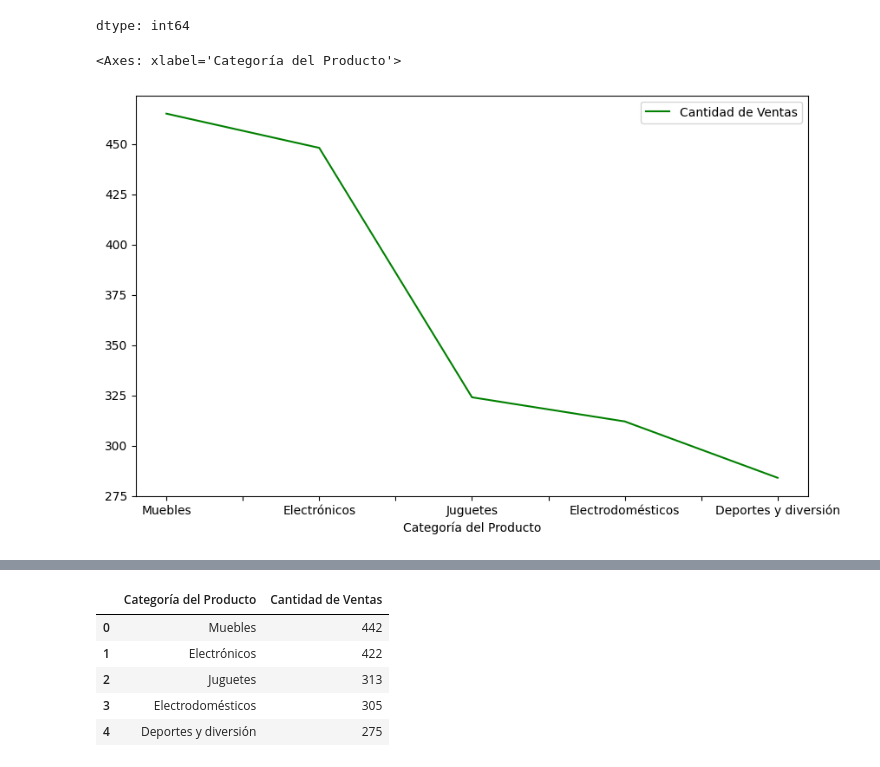
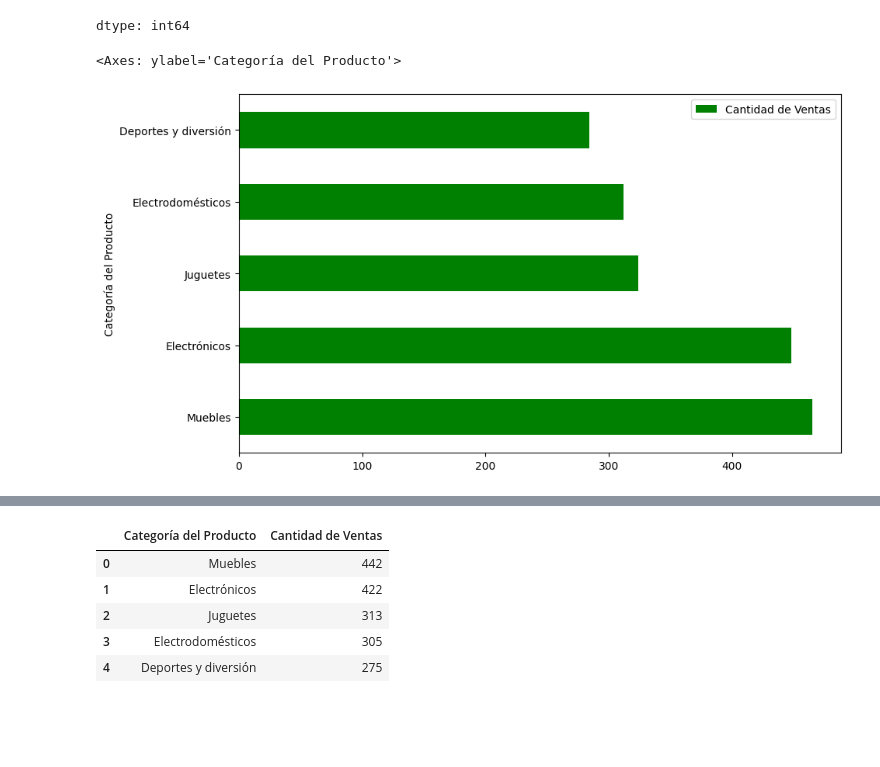
Before and after one commit to brunod02/Challenge-Data-Science, a Jupyter notebook: AluraStoreLatam.ipynb, the cells around one changed output, grey strips where cells are left out. Drawn from its saved outputs; the diff is of its cells as text; code cells hidden in the pictures; blank space fills up the shorter version.

Commit message:
Correcciones al informe final y se agregó gráficos de tipo 'barh'.

```diff
--- a/AluraStoreLatam.ipynb
+++ b/AluraStoreLatam.ipynb
@@ -82,11 +82,11 @@ dtype: int64
 # %%
 df_ventas_categorias1 = df_ventas_categorias1.reset_index()
 df_ventas_categorias1 = df_ventas_categorias1.rename(columns={'count': 'Cantidad de Ventas'})
 df_ventas_categorias = df_ventas_categorias1[df_ventas_categorias1['Cantidad de Ventas'] > 250]
-df_ventas_categorias.plot(kind='line', x='Categoría del Producto', y='Cantidad de Ventas', color='green', figsize=(10,6))
+df_ventas_categorias.plot(kind='barh', x='Categoría del Producto', y='Cantidad de Ventas', color='green', figsize=(10,6))
 # %% [output]
-<Axes: xlabel='Categoría del Producto'>
+<Axes: ylabel='Categoría del Producto'>
-[figure, old version]
+[figure, new version]
 # %%
 tiendas2.head()
 # %% [output]
```
Also changed, not shown: parts of 4 cells of this notebook.
